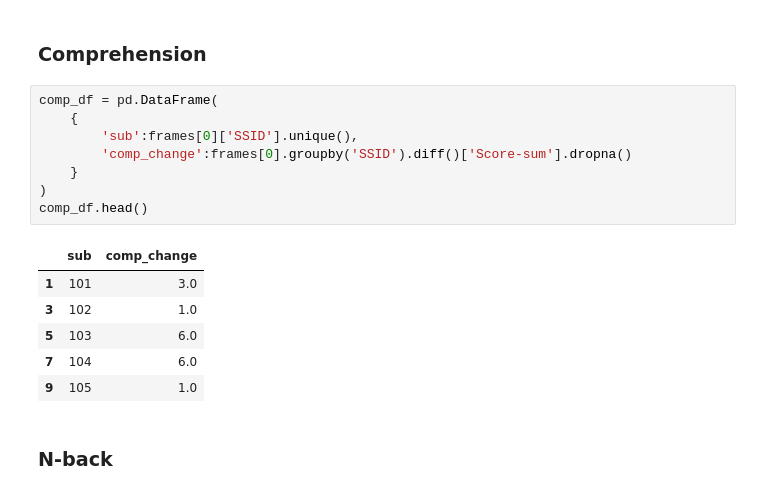
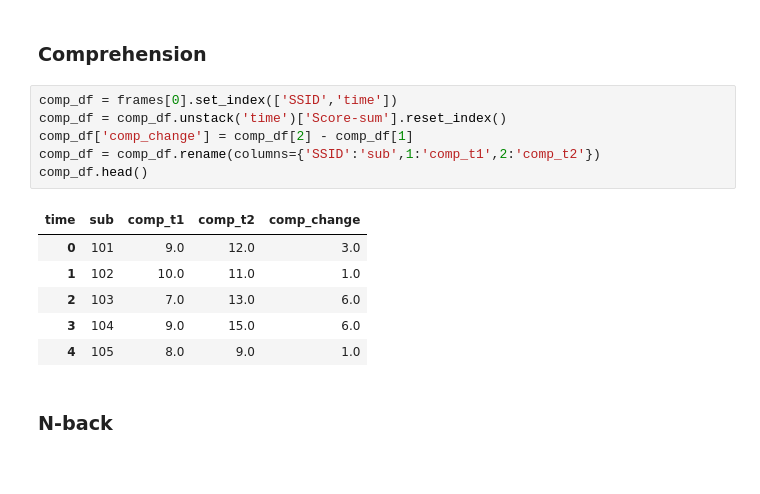
Before and after one commit to lighthall-lab/scilearn, a Jupyter notebook: 0.4.join_data.ipynb, the cells around one changed output. Cells and saved outputs as stored; diff of their text form.

Commit message:
output t1 & t2 comprehension scores in addition to change

```diff
--- a/0.4.join_data.ipynb
+++ b/0.4.join_data.ipynb
@@ -9,21 +9,19 @@ frames=[pd.read_csv(os.path.join(source_dir,f)) for f in os.listdir(source_dir)
 # Cognitive Tasks
 # %% [markdown]
 ### Comprehension
-# %%
-comp_df = pd.DataFrame(
-    {
-        'sub':frames[0]['SSID'].unique(),
-        'comp_change':frames[0].groupby('SSID').diff()['Score-sum'].dropna()
-    }
-)
-comp_df.head()
-# %% [output]
-|  | sub | comp_change |
-| 1 | 101 | 3.0 |
-| 3 | 102 | 1.0 |
-| 5 | 103 | 6.0 |
-| 7 | 104 | 6.0 |
-| 9 | 105 | 1.0 |
+# %%
+comp_df = frames[0].set_index(['SSID','time'])
+comp_df = comp_df.unstack('time')['Score-sum'].reset_index()
+comp_df['comp_change'] = comp_df[2] - comp_df[1]
+comp_df = comp_df.rename(columns={'SSID':'sub',1:'comp_t1',2:'comp_t2'})
+comp_df.head()
+# %% [output]
+| time | sub | comp_t1 | comp_t2 | comp_change |
+| 0 | 101 | 9.0 | 12.0 | 3.0 |
+| 1 | 102 | 10.0 | 11.0 | 1.0 |
+| 2 | 103 | 7.0 | 13.0 | 6.0 |
+| 3 | 104 | 9.0 | 15.0 | 6.0 |
+| 4 | 105 | 8.0 | 9.0 | 1.0 |
 # %% [markdown]
 ### N-back
 # %%
```
Also changed, not shown: parts of 1 cell of this notebook.
